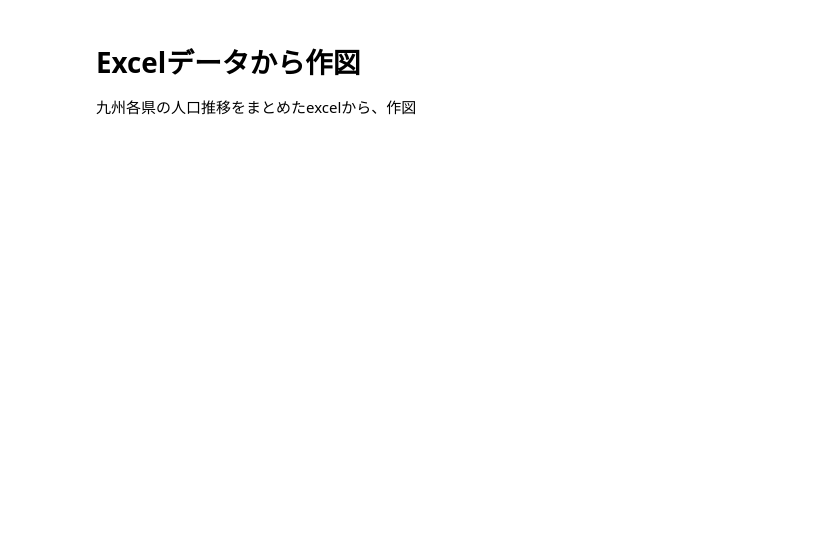
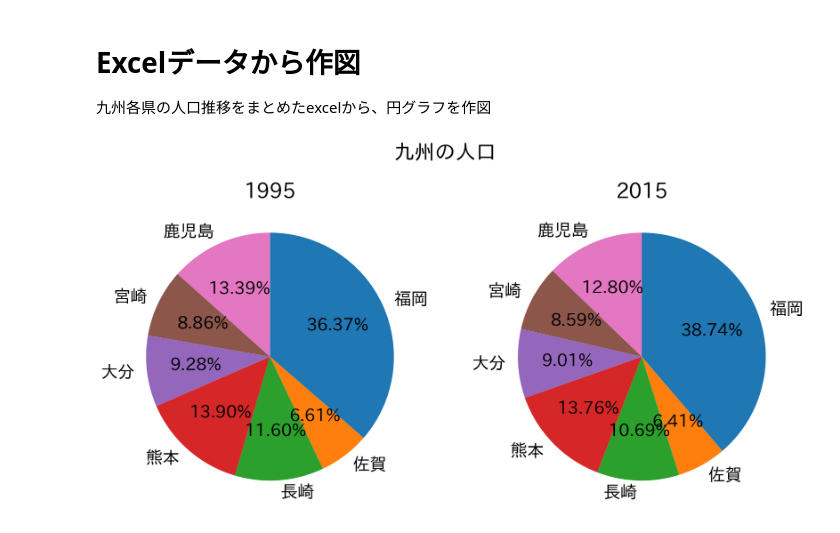
Before and after one commit to first-programming-saga/SagaPopulation, a Jupyter notebook: KyushuPopulationPie.ipynb, the cells around one changed output. Drawn from its saved outputs; the diff is of its cells as text; code cells hidden in the pictures; blank space fills up the shorter version.

```diff
--- a/KyushuPopulationPie.ipynb
+++ b/KyushuPopulationPie.ipynb
@@ -1,7 +1,7 @@
 # %% [markdown]
 # Excelデータから作図
 
-九州各県の人口推移をまとめたexcelから、作図
+九州各県の人口推移をまとめたexcelから、円グラフを作図
 # %%
 import pandas
 import matplotlib.pyplot as plt
@@ -9,24 +9,30 @@ import japanize_matplotlib
 # %%
 plt.rcParams['font.size'] = 28
 # %%
-filename = 'KyushuPopulation.xlsx'
-with pandas.ExcelFile(filename) as f:
-    df = pandas.read_excel(f)
-df.set_index('県', inplace = True) #左端のカラムにインデクスを設定
+def drawPi(df:pandas.DataFrame,year:list[int],size:int):
+    xsize = size * len(year)
+    fig, ax = plt.subplots(1, len(year), figsize=(xsize, size),
+            facecolor = 'w')
+    plt.suptitle('九州の人口')
+    #各県のデータをプロット
+    for i,y in enumerate(year):
+        ser = df[y]
+        #Seriesの名前を消去：消さないと左に小さく表示されてしまう
+        ser.name = ''
+        ser.plot.pie(ax = ax[i], startangle = 90,
+            counterclock = False, autopct = '%1.2f%%', title = str(y))
 
-#図の準備
-year = [1995, 2015]
-size = 10
-xsize = size * len(year)
-fig, ax = plt.subplots(1, len(year), figsize=(xsize, size),
-        facecolor = 'w')
-plt.suptitle('九州の人口')
-#各県のデータをプロット
-for i in range(len(year)):
-    ser = df[year[i]]
-    ser.name = '' #Seriesの名前を消去：消さないと左に小さく表示されてしまう
-    ser.plot.pie(ax = ax[i], startangle = 90, counterclock = False,
-        autopct = '%1.2f%%', title = str(year[i]))
-
-plt.savefig('KyushuPopulationPie.pdf')
-plt.show()
+    plt.savefig('KyushuPopulationPie.pdf')
+    plt.show()
+# %%
+filename = 'KyushuPopulation.xlsx'
+with pandas.ExcelFile(filename) as f:
+    df = pandas.read_excel(f)
+df.set_index('県', inplace = True) #左端のカラムにインデクスを設定
+
+#図の準備
+year = [1995, 2015]
+size = 10
+drawPi(df,year,size)
+# %% [output]
+[figure, added]
```
Also changed, not shown: 1 other file.
